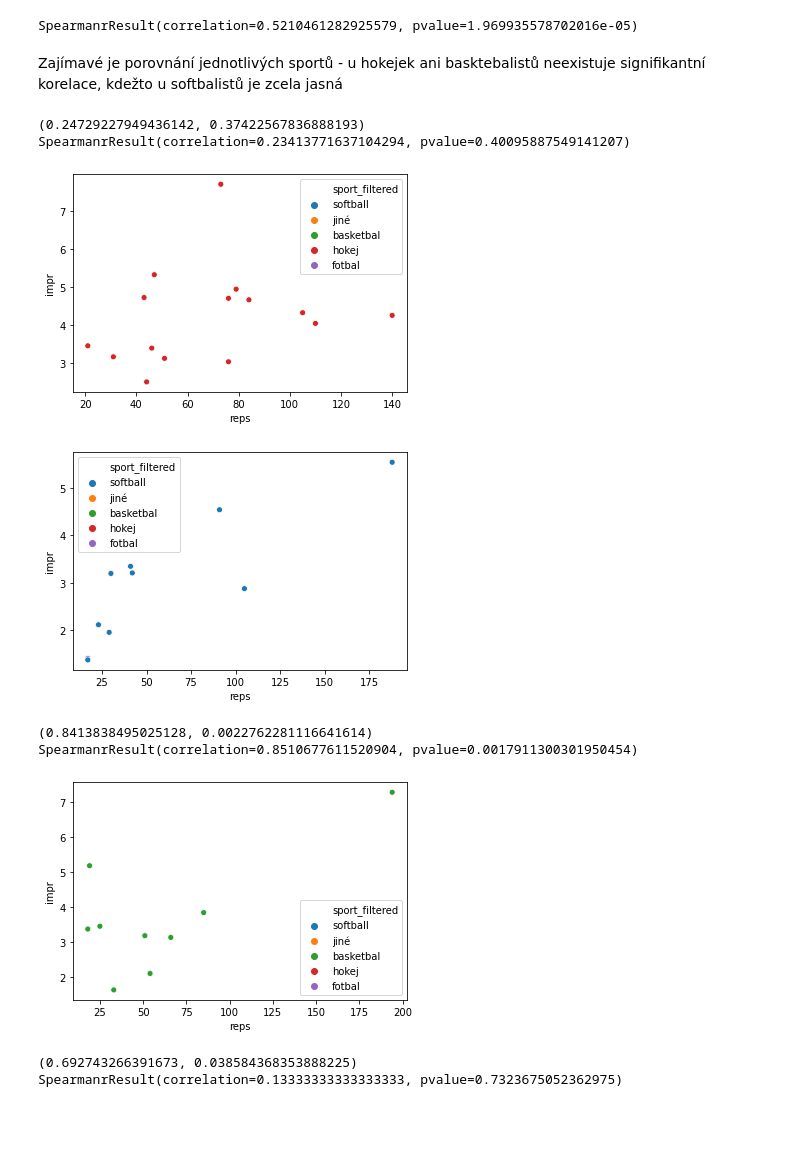
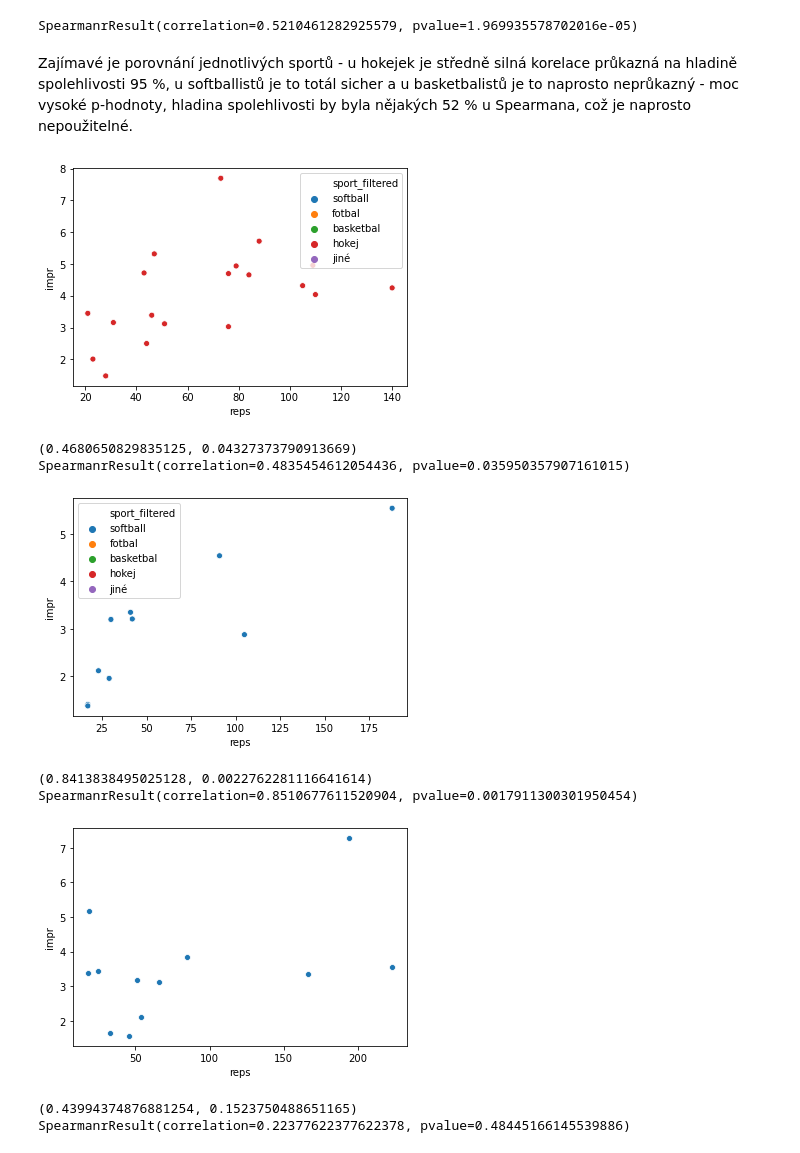
Before and after one commit to PavelHlubik/hoff2, a Jupyter notebook: main.ipynb, the cells around one changed output. Drawn from its saved outputs; the diff is of its cells as text; code cells hidden in the pictures; blank space fills up the shorter version.

```diff
--- a/main.ipynb
+++ b/main.ipynb
@@ -10,6 +10,7 @@ from statsmodels.graphics.regressionplots import abline_plot
 df = pd.read_csv('data_all.csv', sep=';', usecols=['name', 'surname', 'sport', 'start', 'end', 'top', 'reps', 'impr'])
 df['impr'] = df['impr'].map(lambda x: float(int(x[:-1])) / 100)
 df['reps'] = df['reps'].map(lambda x: int(x[:-1]))
+df['sport'] = df['sport'].replace({'rozhodčí basket': 'basketbal', 'hokej golman': 'hokej', 'fotbal golman': 'fotbal'})
 df = df[(df['impr'] < 10) & (df['reps'] < 300) & (df['impr'] > 1.1)]
 df.head()
 # %% [output]
@@ -96,9 +93,11 @@ scipy.stats.pearsonr(x=df['reps'], y=df['impr'])
 scipy.stats.spearmanr(a=df['reps'], b=df['impr'])
 # %% [output]
 SpearmanrResult(correlation=0.5210461282925579, pvalue=1.969935578702016e-05)
-# %% [markdown]
-Zajímavé je porovnání jednotlivých sportů - u hokejek ani basktebalistů
-neexistuje signifikantní korelace, kdežto u softbalistů je zcela jasná
+# %% [markdown]
+Zajímavé je porovnání jednotlivých sportů - u hokejek je středně silná korelace
+průkazná na hladině spolehlivosti 95 %, u softballistů je to totál sicher
+a u basketbalistů je to naprosto neprůkazný - moc vysoké p-hodnoty, hladina
+spolehlivosti by byla nějakých 52 % u Spearmana, což je naprosto nepoužitelné.
 # %%
 s = 'hokej'
 df_sport = df[df['sport'] == s]
@@ -108,9 +107,9 @@ plt.show(ax)
 print(scipy.stats.pearsonr(x=df_sport['reps'], y=df_sport['impr']))
 print(scipy.stats.spearmanr(a=df_sport['reps'], b=df_sport['impr']))
 # %% [output]
+[figure, new version]
-(0.24729227949436142, 0.37422567836888193)
-SpearmanrResult(correlation=0.23413771637104294, pvalue=0.40095887549141207)
+(0.4680650829835125, 0.04327373790913669)
+SpearmanrResult(correlation=0.4835454612054436, pvalue=0.035950357907161015)
-[figure, old version]
 # %%
 s = 'softball'
 df_sport = df[df['sport'] == s]
@@ -120,18 +119,18 @@ plt.show(ax)
 print(scipy.stats.pearsonr(x=df_sport['reps'], y=df_sport['impr']))
 print(scipy.stats.spearmanr(a=df_sport['reps'], b=df_sport['impr']))
 # %% [output]
-[figure, old version]
+[figure, new version]
 (0.8413838495025128, 0.0022762281116641614)
 SpearmanrResult(correlation=0.8510677611520904, pvalue=0.0017911300301950454)
 # %%
 s = 'basketbal'
-df_sport = df[df['sport'] == s]
-ax = sns.scatterplot(x=df_sport['reps'], y=df_sport['impr'], hue=df['sport_filtered'])
+df_sport = df[(df['sport'] == s) | (df['sport'] == 'rozhodčí basket')]
+ax = sns.scatterplot(x=df_sport['reps'], y=df_sport['impr'])
 ax.get_figure().savefig(f'zlepseni_x_reps_{s}.png')
 plt.show(ax)
 print(scipy.stats.pearsonr(x=df_sport['reps'], y=df_sport['impr']))
 print(scipy.stats.spearmanr(a=df_sport['reps'], b=df_sport['impr']))
 # %% [output]
-[figure, old version]
+[figure, new version]
-(0.692743266391673, 0.038584368353888225)
-SpearmanrResult(correlation=0.13333333333333333, pvalue=0.7323675052362975)
+(0.43994374876881254, 0.1523750488651165)
+SpearmanrResult(correlation=0.22377622377622378, pvalue=0.48445166145539886)
```
Also changed, not shown: parts of 3 cells of this notebook.
